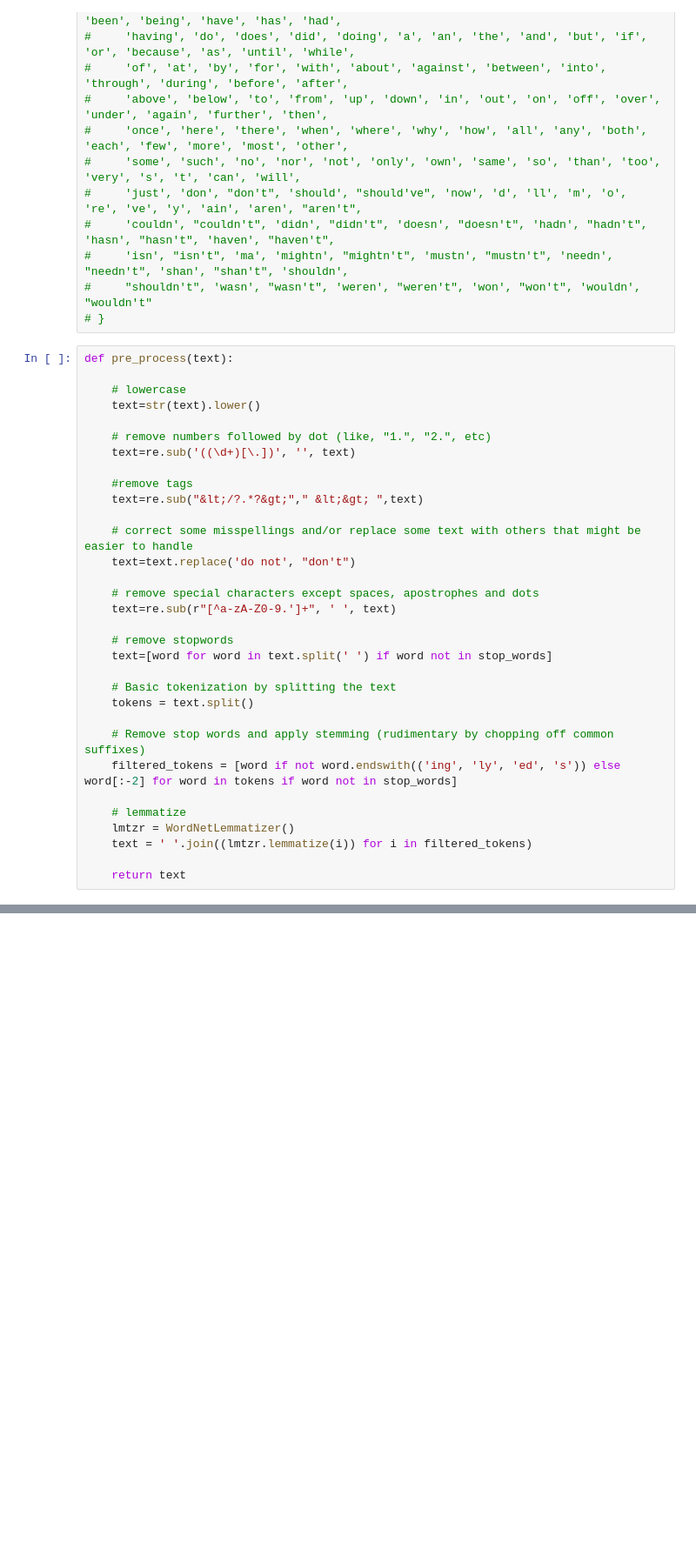
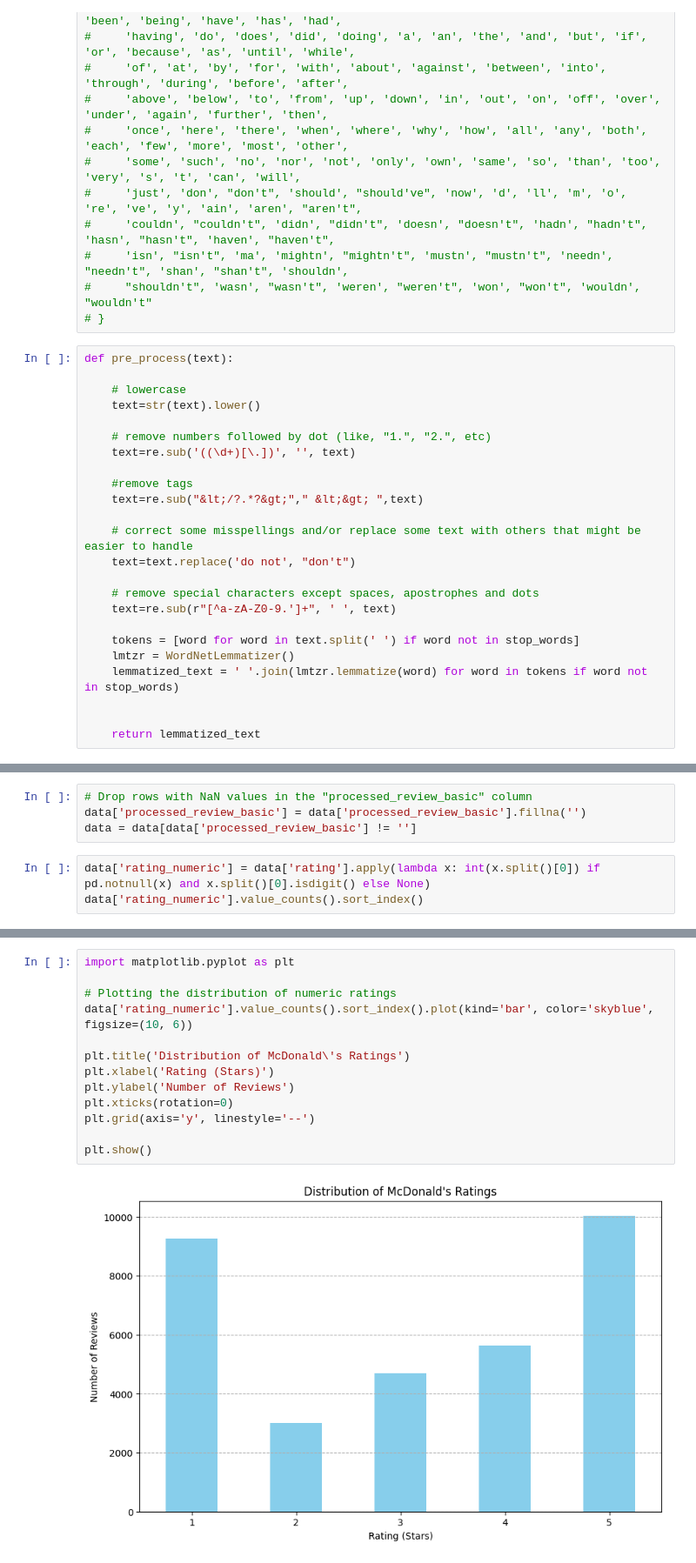
Before and after one commit to TeachFakerPlayingMid/McDonald-s_Store_Reviews_Analytics_INSY669_Final_Project, a Jupyter notebook: data preprocessing.ipynb, the cells around one changed output, grey strips where cells are left out. Shown at 87% size. Saved outputs shown, nothing was run; the diff lists cells and outputs as text; blank space fills up the shorter version.

```diff
--- a/data preprocessing.ipynb
+++ b/data preprocessing.ipynb
@@ -75,19 +106,11 @@ def pre_process(text):
     # remove special characters except spaces, apostrophes and dots
     text=re.sub(r"[^a-zA-Z0-9.']+", ' ', text)
 
-    # remove stopwords
-    text=[word for word in text.split(' ') if word not in stop_words]
+    tokens = [word for word in text.split(' ') if word not in stop_words]
+    lmtzr = WordNetLemmatizer()
+    lemmatized_text = ' '.join(lmtzr.lemmatize(word) for word in tokens if word not in stop_words)
 
-    # Basic tokenization by splitting the text
-    tokens = text.split()
 
-    # Remove stop words and apply stemming (rudimentary by chopping off common suffixes)
-    filtered_tokens = [word if not word.endswith(('ing', 'ly', 'ed', 's')) else word[:-2] for word in tokens if word not in stop_words]
-
-    # lemmatize
-    lmtzr = WordNetLemmatizer()
-    text = ' '.join((lmtzr.lemmatize(i)) for i in filtered_tokens)
-
-    return text
+    return lemmatized_text
 # %%
 data = load_data("McDonald_s_Reviews.csv")
@@ -101,0 +155,7 @@ data[['review', 'processed_review_basic']].head()
+# %%
+# Drop rows with NaN values in the "processed_review_basic" column
+data['processed_review_basic'] = data['processed_review_basic'].fillna('')
+data = data[data['processed_review_basic'] != '']
+# %%
+data['rating_numeric'] = data['rating'].apply(lambda x: int(x.split()[0]) if pd.notnull(x) and x.split()[0].isdigit() else None)
+data['rating_numeric'].value_counts().sort_index()
@@ -101,0 +173,15 @@ data[['review', 'processed_review_basic']].head()
+# %%
+import matplotlib.pyplot as plt
+
+# Plotting the distribution of numeric ratings
+data['rating_numeric'].value_counts().sort_index().plot(kind='bar', color='skyblue', figsize=(10, 6))
+
+plt.title('Distribution of McDonald\'s Ratings')
+plt.xlabel('Rating (Stars)')
+plt.ylabel('Number of Reviews')
+plt.xticks(rotation=0)
+plt.grid(axis='y', linestyle='--')
+
+plt.show()
+# %% [output]
+[figure, added]
```
Also changed, not shown: parts of 14 cells of this notebook.
